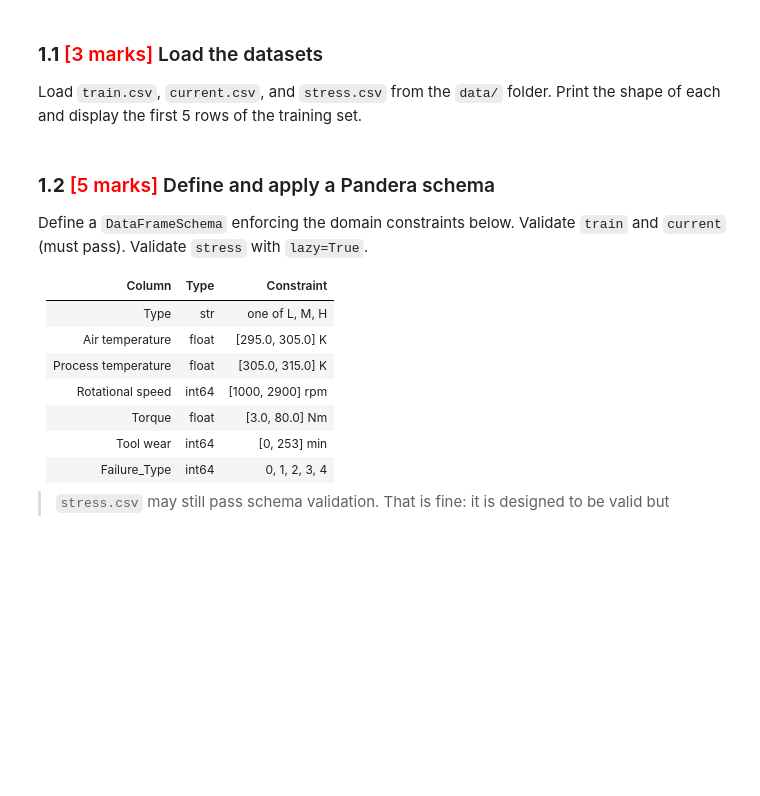
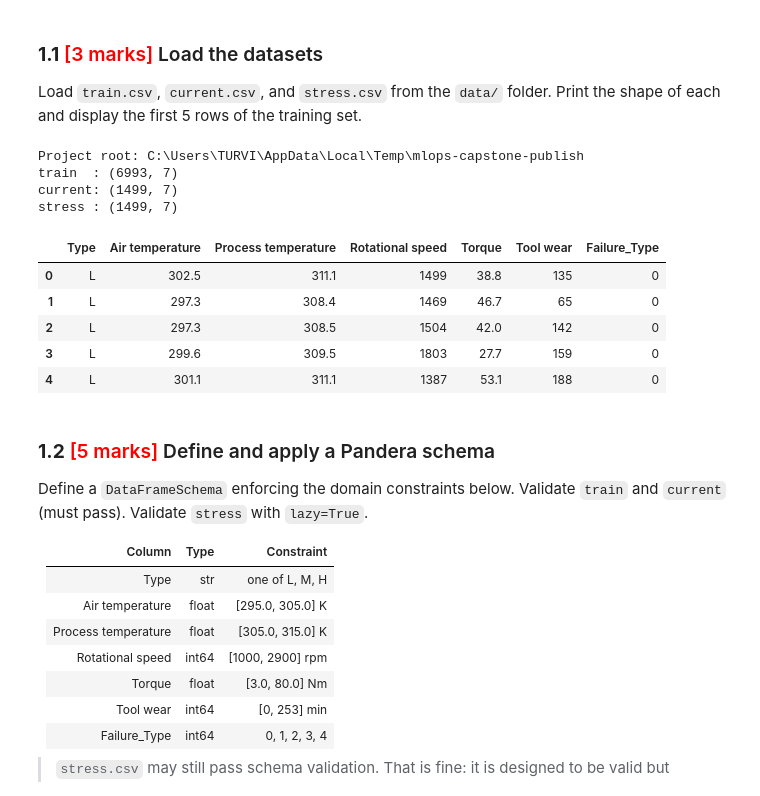
Before and after one commit to nsavarn/mlops-predictive-maintenance-capstone, a Jupyter notebook: notebooks/MLOps_Assignment_Narendra_Tiwari.ipynb, the cells around one changed output. Drawn from its saved outputs; the diff is of its cells as text; code cells hidden in the pictures; blank space fills up the shorter version.

```diff
--- a/notebooks/MLOps_Assignment_Narendra_Tiwari.ipynb
+++ b/notebooks/MLOps_Assignment_Narendra_Tiwari.ipynb
@@ -50,32 +50,49 @@ Print the shape of each and display the first 5 rows of the training set.
 # %%
 import warnings
 warnings.filterwarnings('ignore')
 
 import os
 from pathlib import Path
 
 os.environ['DISABLE_PANDERA_IMPORT_WARNING'] = 'True'
 
 import pandas as pd
 import numpy as np
 import matplotlib.pyplot as plt
 import seaborn as sns
 
-DATA_DIR = Path('data')
-ARTIFACT_DIR = Path('artifacts')
+PROJECT_ROOT = Path.cwd()
+if not (PROJECT_ROOT / 'data').exists() and (PROJECT_ROOT.parent / 'data').exists():
+    PROJECT_ROOT = PROJECT_ROOT.parent
+os.chdir(PROJECT_ROOT)
+
+DATA_DIR = PROJECT_ROOT / 'data'
+ARTIFACT_DIR = PROJECT_ROOT / 'artifacts'
 ARTIFACT_DIR.mkdir(exist_ok=True)
 
 train = pd.read_csv(DATA_DIR / 'train.csv')
 current = pd.read_csv(DATA_DIR / 'current.csv')
 stress = pd.read_csv(DATA_DIR / 'stress.csv')
 
+print(f'Project root: {PROJECT_ROOT}')
 print(f'train  : {train.shape}')
 print(f'current: {current.shape}')
 print(f'stress : {stress.shape}')
 
 CLASS_NAMES = {0: 'No Failure', 1: 'TWF', 2: 'HDF', 3: 'PWF', 4: 'OSF'}
 
 train.head()
+# %% [output]
+Project root: C:\Users\TURVI\AppData\Local\Temp\mlops-capstone-publish
+train  : (6993, 7)
+current: (1499, 7)
+stress : (1499, 7)
+|  | Type | Air temperature | Process temperature | Rotational speed | Torque | Tool wear | Failure_Type |
+| 0 | L | 302.5 | 311.1 | 1499 | 38.8 | 135 | 0 |
+| 1 | L | 297.3 | 308.4 | 1469 | 46.7 | 65 | 0 |
+| 2 | L | 297.3 | 308.5 | 1504 | 42.0 | 142 | 0 |
+| 3 | L | 299.6 | 309.5 | 1803 | 27.7 | 159 | 0 |
+| 4 | L | 301.1 | 311.1 | 1387 | 53.1 | 188 | 0 |
 # %% [markdown]
 ### **1.2** <font color=red>[5 marks]</font> Define and apply a Pandera schema
 
```
Also changed, not shown: parts of 9 cells of this notebook, 1 other file.
